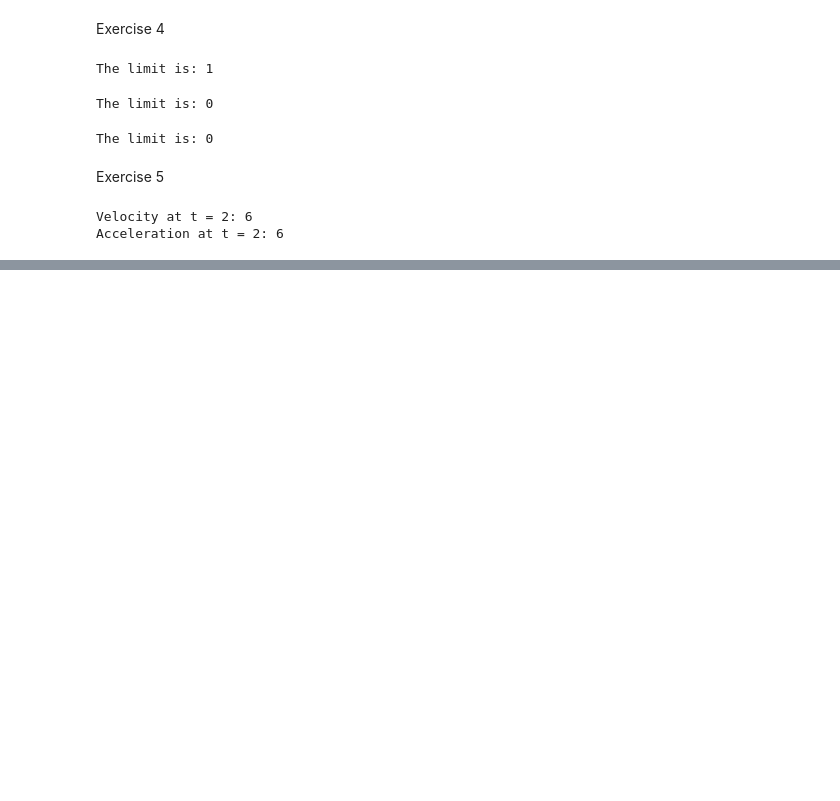
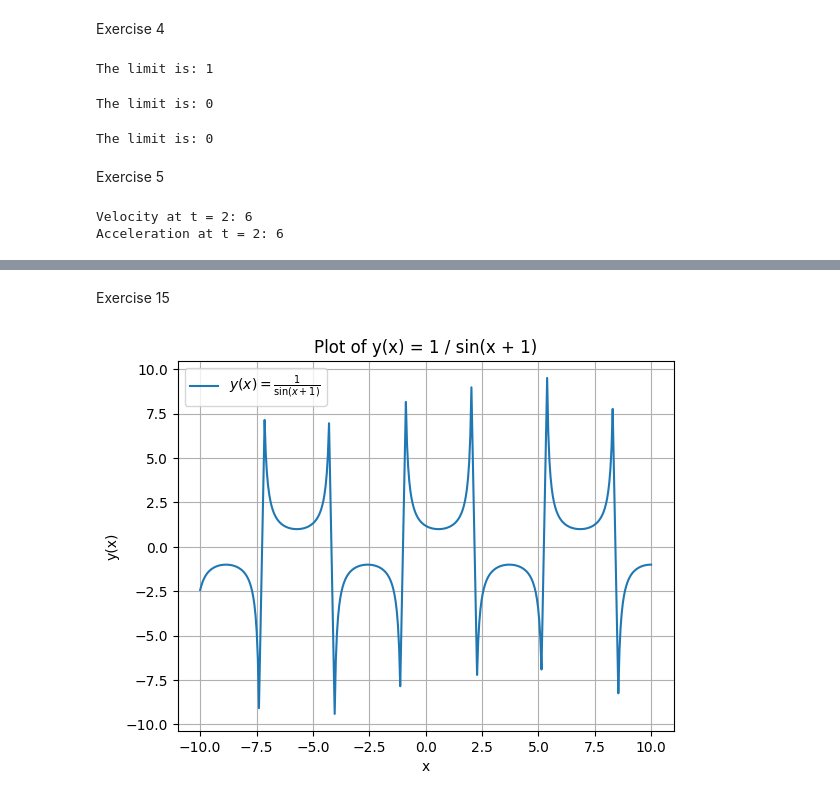
Before and after one commit to Kaan79/Math-2024-25-Winter, a Jupyter notebook: Notebooks_EN/03_Calculus/Derivatives.ipynb, the cells around one changed output, grey strips where cells are left out. Drawn from its saved outputs; the diff is of its cells as text; code cells hidden in the pictures; blank space fills up the shorter version.

```diff
--- a/Notebooks_EN/03_Calculus/Derivatives.ipynb
+++ b/Notebooks_EN/03_Calculus/Derivatives.ipynb
@@ -436,0 +664,27 @@ Acceleration at t = 2: 6
+# %% [markdown]
+Exercise 15
+# %%
+import numpy as np
+import matplotlib.pyplot as plt
+
+# Define the function
+def y(x):
+    return 1 / np.sin(x + 1)
+
+# Generate x values, avoiding values where sin(x + 1) is zero
+x = np.linspace(-10, 10, 400)
+x = x[np.abs(np.sin(x + 1)) > 0.1]  # Avoid singularities (divisions by zero)
+
+# Calculate corresponding y values
+y_values = y(x)
+
+# Plot the graph
+plt.plot(x, y_values, label=r"$y(x) = \frac{1}{\sin(x + 1)}$")
+plt.title("Plot of y(x) = 1 / sin(x + 1)")
+plt.xlabel("x")
+plt.ylabel("y(x)")
+plt.grid(True)
+plt.legend()
+plt.show()
+# %% [output]
+[figure, added]
```
Also changed, not shown: parts of 32 cells of this notebook.
